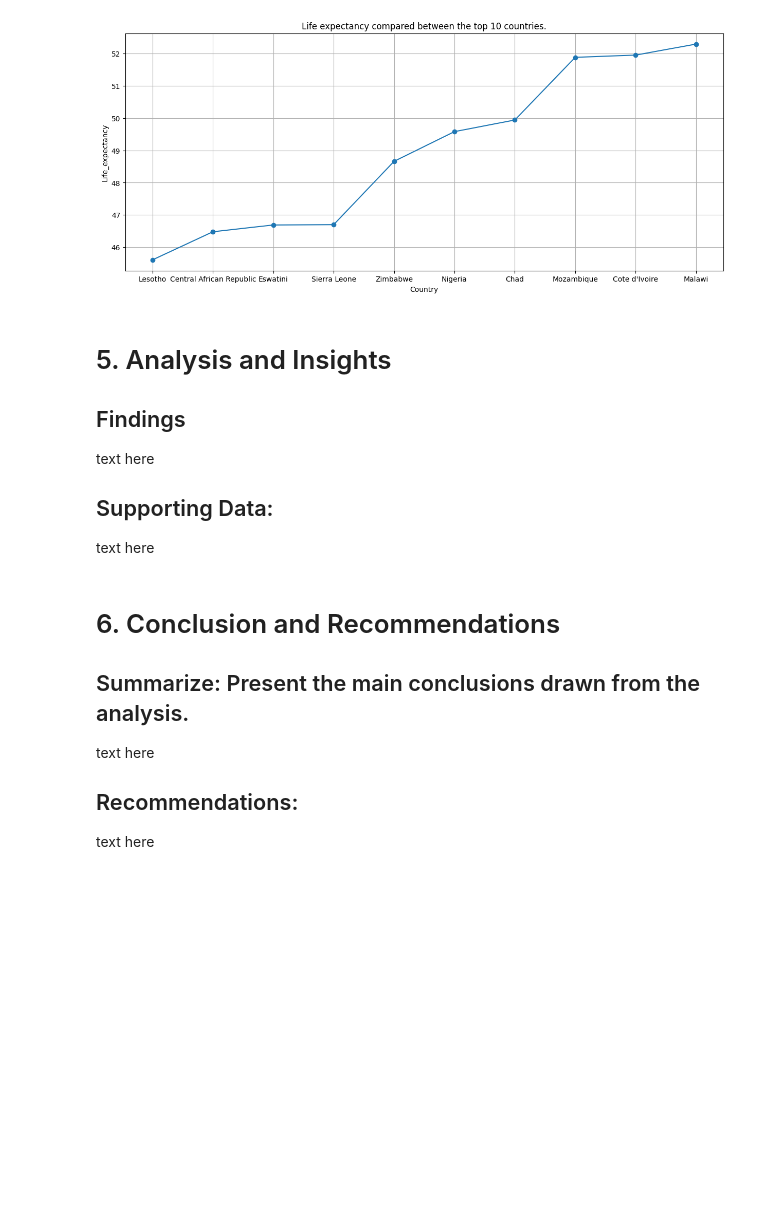
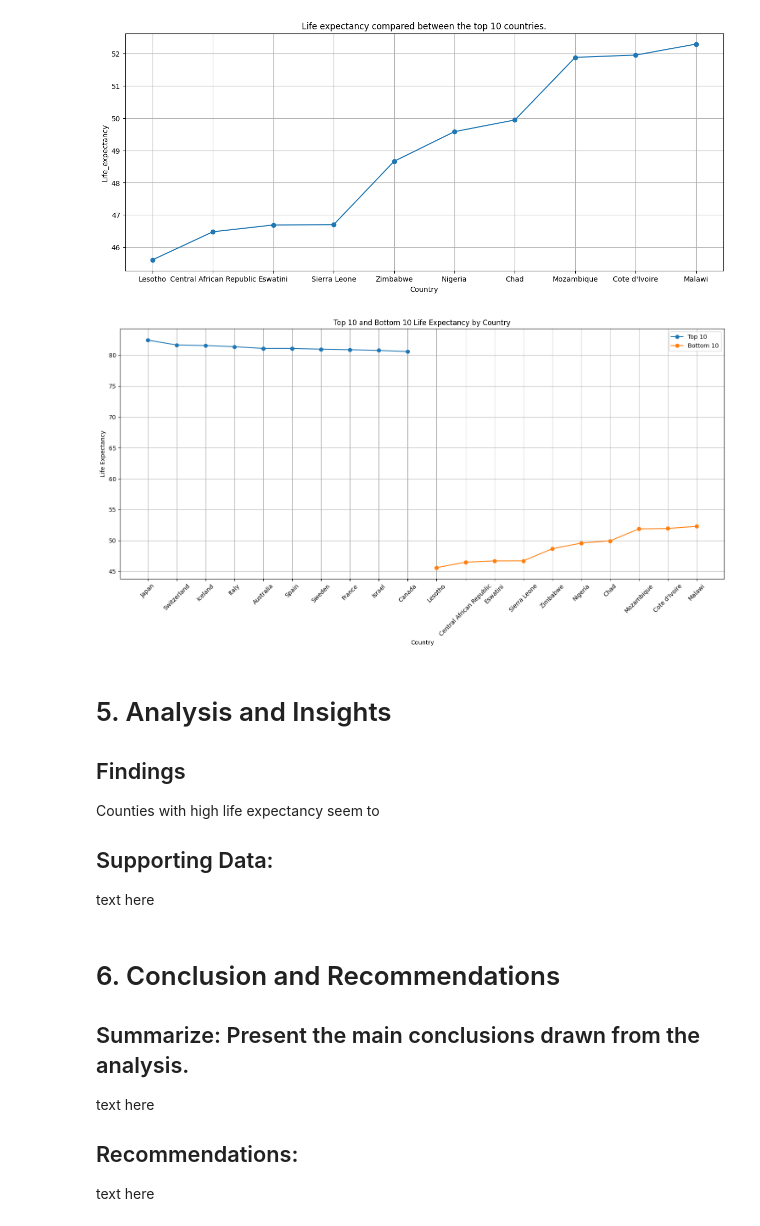
Before and after one commit to REMELH01/m2_miniproj, a Jupyter notebook: miniproj.ipynb, the cells around one changed output. Drawn from its saved outputs; the diff is of its cells as text; code cells hidden in the pictures; blank space fills up the shorter version.

Commit message:
added more text and visualizations

```diff
--- a/miniproj.ipynb
+++ b/miniproj.ipynb
@@ -224,12 +224,27 @@ plt.grid(True)
 plt.show()
 # %% [output]
 [figure]
+# %%
+plt.figure(figsize=(15, 8))
+plt.plot(top_10_expectancy['Country'], top_10_expectancy['Life_expectancy'], marker='o', linestyle='-', label='Top 10')
+plt.plot(bottom_10_expectancy['Country'], bottom_10_expectancy['Life_expectancy'], marker='o', linestyle='-', label='Bottom 10')
+
+plt.title('Top 10 and Bottom 10 Life Expectancy by Country')
+plt.xlabel('Country')
+plt.ylabel('Life Expectancy')
+plt.legend()
+plt.grid(True)
+plt.xticks(rotation=45)  # Rotate country labels for better visibility
+plt.tight_layout()
+plt.show()
+# %% [output]
+[figure, added]
 # %% [markdown]
 # 5. Analysis and Insights
 
 ## Findings
 
-text here
+Counties with high life expectancy seem to
 
 ## Supporting Data:
 
```
